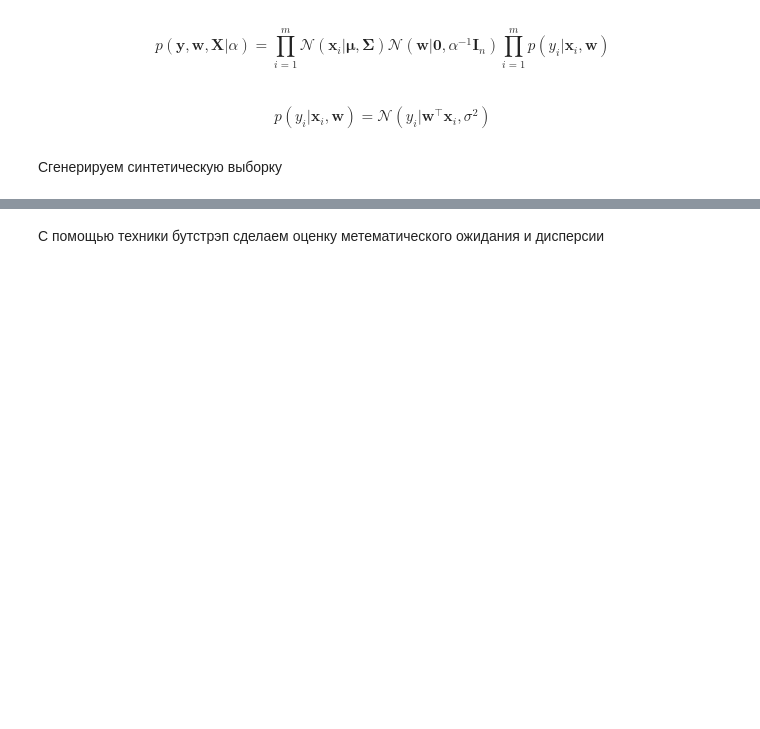
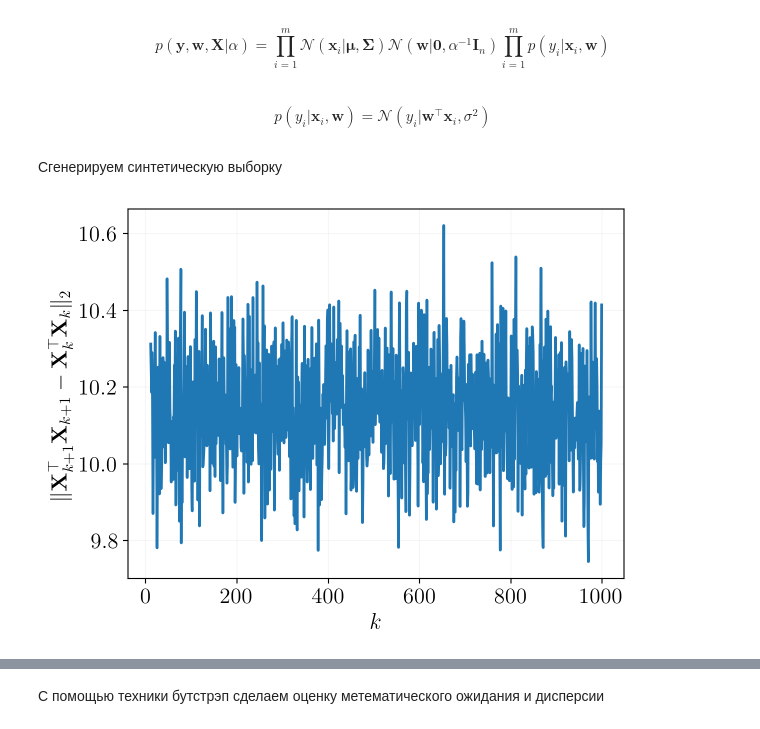
Before and after one commit to kisnikser/Bayesian-Sample-Size-Estimation, a Jupyter notebook: code/main.ipynb, the cells around one changed output, grey strips where cells are left out. Saved outputs shown, nothing was run; the diff lists cells and outputs as text; code cells hidden in the pictures; blank space fills up the shorter version.

```diff
--- a/code/main.ipynb
+++ b/code/main.ipynb
@@ -16,7 +16,7 @@ myparams = {
     'text.usetex': True,
     'text.latex.preamble': r'\usepackage{amsfonts}',
     'font.family': 'Djvu Serif',
-    'font.size': 14,
+    'font.size': 16,
     'axes.grid': True,
     'grid.alpha': 0.1,
     'lines.linewidth': 2
@@ -24,7 +24,7 @@ myparams = {
 
 plt.rcParams.update(myparams)
 
-from utils import Dataset
+from utils import Dataset, Estimator, Forecaster, Visualizer
 from models import RegressionModel, LogisticModel
 
 %config InlineBackend.figure_format = "retina"
@@ -59,3 +59,34 @@ eps = sps.multivariate_normal(mean=np.zeros(m), cov=sigma2*np.identity(m)).rvs(s
 y = X @ w + eps
 # %%
 dataset = Dataset(X, y)
+# %%
+B = 1000
+norms = []
+eigvals = []
+
+for _ in tqdm(range(B)):
+    tmp = []
+    tmp_eigvals = []
+    k = m - 1
+    Xkp1 = X
+    while k > n:
+        index = np.random.randint(k)
+        Xk = np.delete(Xkp1, index, axis=0)
+        tmp.append(np.linalg.norm(Xkp1.T @ Xkp1 - Xk.T @ Xk))
+        tmp_eigvals.append(np.linalg.eigvalsh(Xk.T @ Xk)[0])
+        Xkp1 = Xk
+        k -= 1
+    norms.append(tmp)
+    eigvals.append(tmp_eigvals)
+
+norms = np.array(norms)
+norms = norms.mean(axis=0)[::-1]
+eigvals = np.array(eigvals)
+eigvals = eigvals.mean(axis=0)[::-1]
+# %%
+plt.plot(np.arange(n+1, m), norms)
+plt.xlabel(r"$k$")
+plt.ylabel(r"$\| \mathbf{X}_{k+1}^\top \mathbf{X}_{k+1} - \mathbf{X}_k^\top \mathbf{X}_k \|_2$")
+plt.show()
+# %% [output]
+[figure, added]
```
Also changed, not shown: parts of 58 cells of this notebook, 31 other files.
